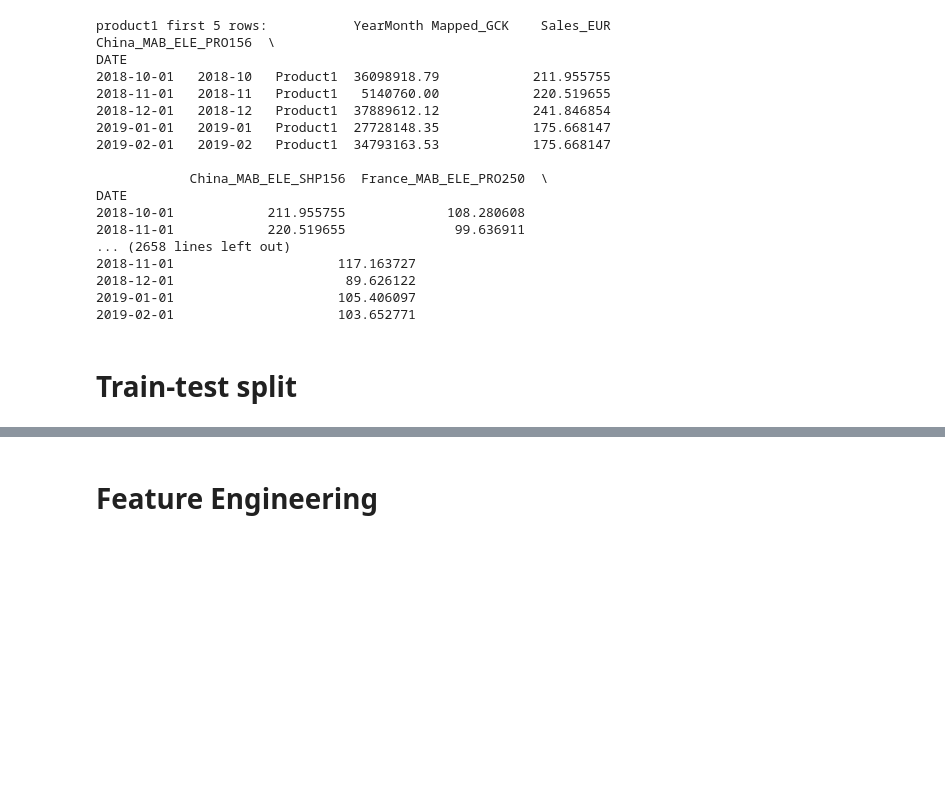
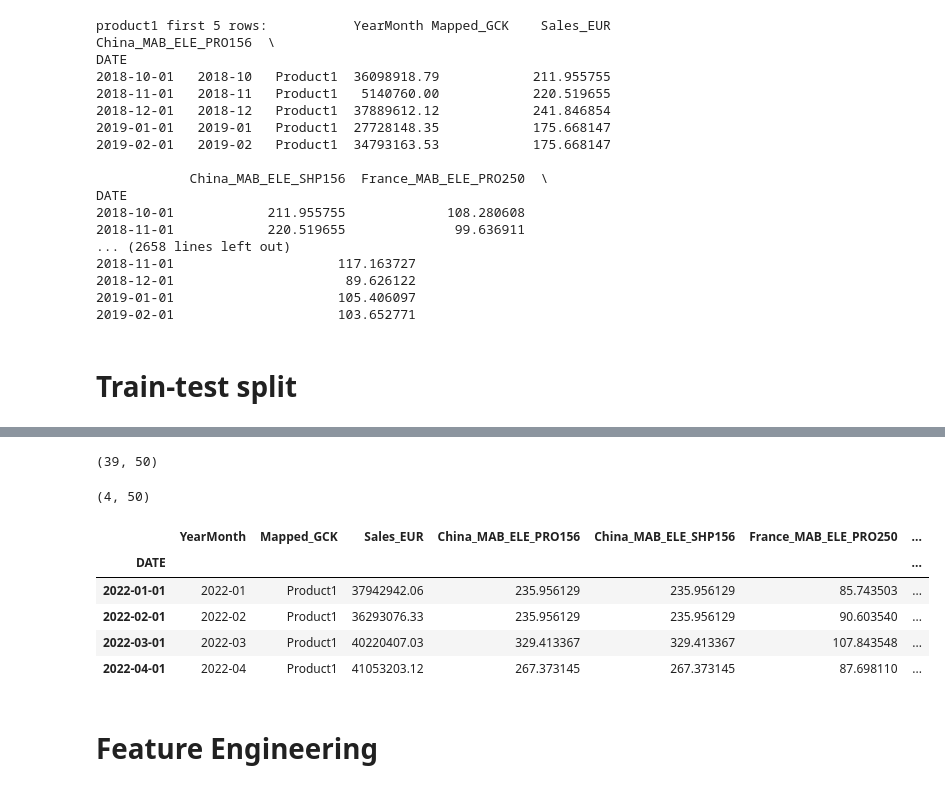
Before and after one commit to RubenCMarques/Case-2--Siemens-Sales-Forecast, a Jupyter notebook: Notebooks/diogo_test.ipynb, the cells around one changed output, grey strips where cells are left out. Saved outputs shown, nothing was run; the diff lists cells and outputs as text; code cells hidden in the pictures; blank space fills up the shorter version.

```diff
--- a/Notebooks/diogo_test.ipynb
+++ b/Notebooks/diogo_test.ipynb
@@ -337,3 +361,20 @@ DATE
+# %%
+train_product1.shape
+# %% [output]
+(39, 50)
+# %%
+test_product1.shape
+# %% [output]
+(4, 50)
+# %%
+test_product1.head()
+# %% [output]
+|  | YearMonth | Mapped_GCK | Sales_EUR | China_MAB_ELE_PRO156 | China_MAB_ELE_SHP156 | France_MAB_ELE_PRO250 | ... |
+| DATE |  |  |  |  |  |  | ... |
+| 2022-01-01 | 2022-01 | Product1 | 37942942.06 | 235.956129 | 235.956129 | 85.743503 | ... |
+| 2022-02-01 | 2022-02 | Product1 | 36293076.33 | 235.956129 | 235.956129 | 90.603540 | ... |
+| 2022-03-01 | 2022-03 | Product1 | 40220407.03 | 329.413367 | 329.413367 | 107.843548 | ... |
+| 2022-04-01 | 2022-04 | Product1 | 41053203.12 | 267.373145 | 267.373145 | 87.698110 | ... |
 # %% [markdown]
 # Feature Engineering
 # %% [markdown]
```
Also changed, not shown: parts of 9 cells of this notebook.
